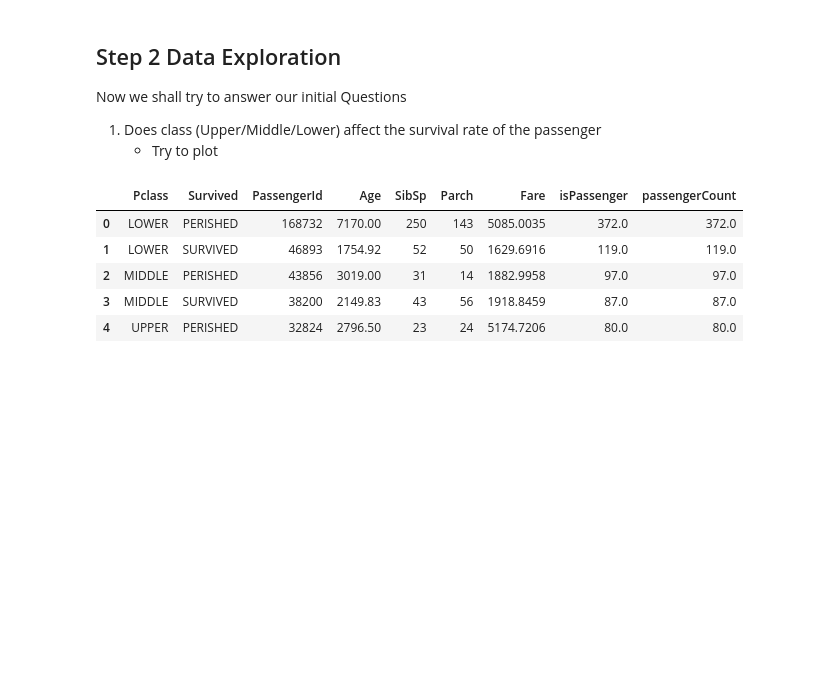
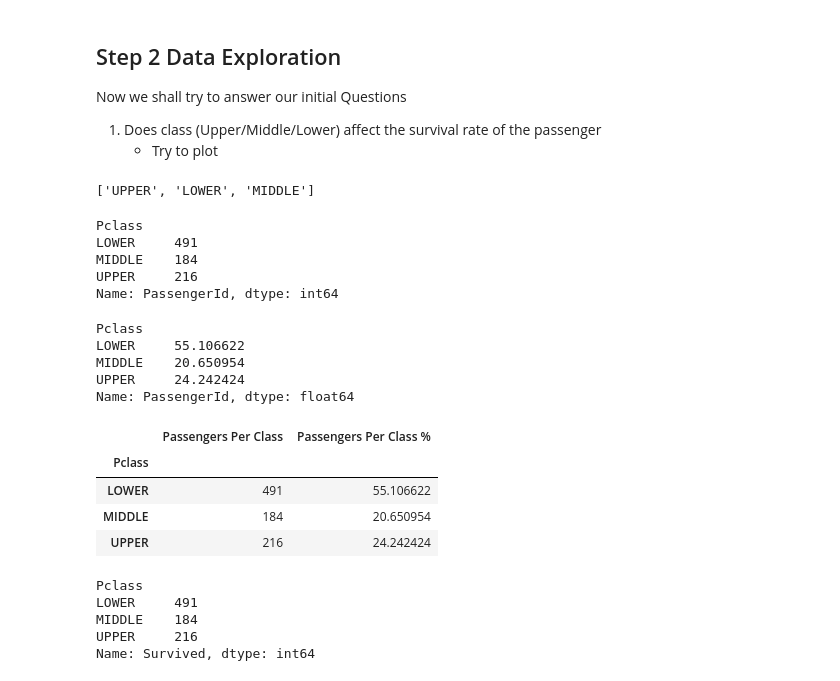
Before and after one commit to rramchan12/Data-Analyst-NanoDegree, a Jupyter notebook: P2 - Investigate a Dataset using Python/Investigating_Titanic_Data.ipynb, the cells around one changed output. Cells and saved outputs as stored; diff of their text form; code cells hidden in the pictures; blank space fills up the shorter version.

Commit message:
Updated for Data Exploration

```diff
--- a/P2 - Investigate a Dataset using Python/Investigating_Titanic_Data.ipynb
+++ b/P2 - Investigate a Dataset using Python/Investigating_Titanic_Data.ipynb
@@ -207,21 +207,56 @@ def pie_plot(x,x_axes_name):
     ax1.axis('equal')  # Equal aspect ratio ensures that pie is drawn as a circle.
     plt.show()
     return None
-# %%
-passenger_df['passengerCount'] = True
-
-df= passenger_df.groupby(['Pclass','Survived']).sum()
-df = pd.DataFrame(df)
-df = df.reset_index()
-df.head()
-#df_selected_columns = df[['Survived', 'Pclass','passengerCount']]
-#df_selected_columns.head()
-#passenger_df_loc = passenger_df.loc[(passenger_df['Pclass']== 'UPPER' )]
-#passenger_df_loc.head()
-# %% [output]
-|  | Pclass | Survived | PassengerId | Age | SibSp | Parch | Fare | isPassenger | passengerCount |
-| 0 | LOWER | PERISHED | 168732 | 7170.00 | 250 | 143 | 5085.0035 | 372.0 | 372.0 |
-| 1 | LOWER | SURVIVED | 46893 | 1754.92 | 52 | 50 | 1629.6916 | 119.0 | 119.0 |
-| 2 | MIDDLE | PERISHED | 43856 | 3019.00 | 31 | 14 | 1882.9958 | 97.0 | 97.0 |
-| 3 | MIDDLE | SURVIVED | 38200 | 2149.83 | 43 | 56 | 1918.8459 | 87.0 | 87.0 |
-| 4 | UPPER | PERISHED | 32824 | 2796.50 | 23 | 24 | 5174.7206 | 80.0 | 80.0 |
+# %%
+#No of classes in the Titanic
+
+passenger_class = pd.Series(passenger_df['Pclass'])
+passenger_class_as_list = list(set(passenger_class.values))
+passenger_class_as_list
+# %% [output]
+['UPPER', 'LOWER', 'MIDDLE']
+# %%
+#No of passengers per class
+
+passengers_per_class = passenger_df.groupby(['Pclass']).count()['PassengerId']
+passengers_per_class
+# %% [output]
+Pclass
+LOWER     491
+MIDDLE    184
+UPPER     216
+Name: PassengerId, dtype: int64
+# %%
+#No of passenger per class by percentage
+
+passengers_per_class_percentage = get_percentage(passengers_per_class,passengers_per_class.sum())
+passengers_per_class_percentage
+# %% [output]
+Pclass
+LOWER     55.106622
+MIDDLE    20.650954
+UPPER     24.242424
+Name: PassengerId, dtype: float64
+# %%
+#Constructing a data frame
+
+passenger_per_class_df = pd.DataFrame(data={'Passengers Per Class': passengers_per_class, 'Passengers Per Class %':passengers_per_class_percentage })
+passenger_per_class_df
+# %% [output]
+|  | Passengers Per Class | Passengers Per Class % |
+| Pclass |  |  |
+| LOWER | 491 | 55.106622 |
+| MIDDLE | 184 | 20.650954 |
+| UPPER | 216 | 24.242424 |
+# %%
+#Group passengers by survivors
+
+survivors_by_class = passenger_df.groupby('Pclass').count()['Survived']
+survivors_by_class
+#passenger_df.head()
+# %% [output]
+Pclass
+LOWER     491
+MIDDLE    184
+UPPER     216
+Name: Survived, dtype: int64
```
